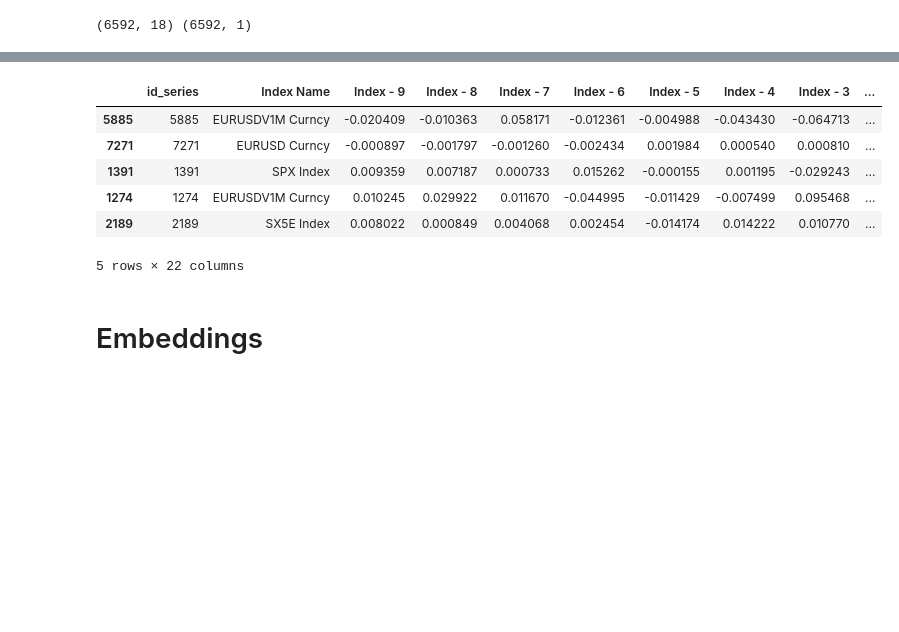
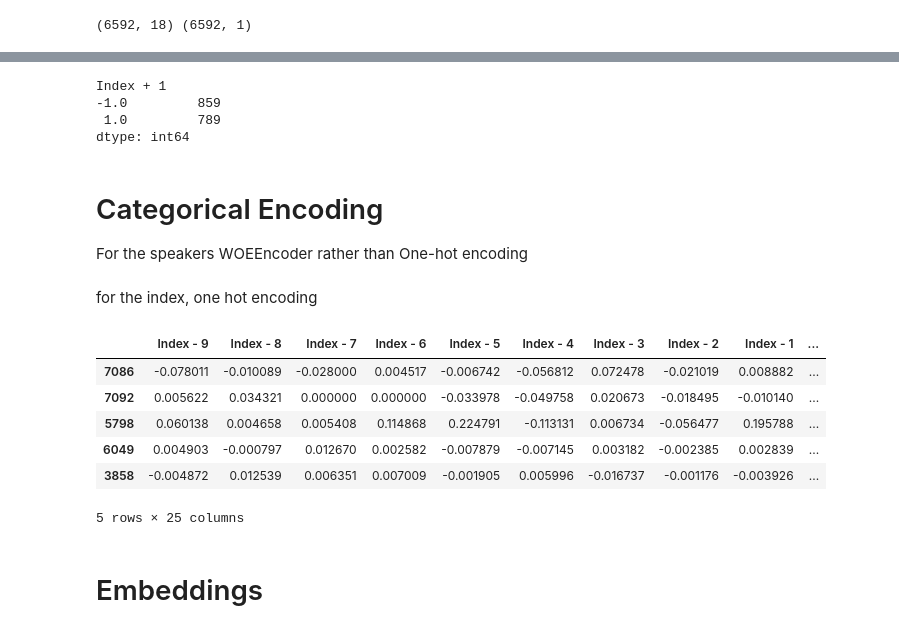
Before and after one commit to vincent-lagarde/Challenge_Natixis_NLP_Finance, a Jupyter notebook: notebooks/data_preprocessing.ipynb, the cells around one changed output, grey strips where cells are left out. Cells and saved outputs as stored; diff of their text form; code cells hidden in the pictures; blank space fills up the shorter version.

```diff
--- a/notebooks/data_preprocessing.ipynb
+++ b/notebooks/data_preprocessing.ipynb
@@ -128 +161,5 @@ plt.show()
+# %%
+threshold = 4000
+df_ecb.text_process = [" ".join(txt.split(" ")[:threshold]) for txt in df_ecb.text_process]
+df_fed.text_process = [" ".join(txt.split(" ")[:threshold]) for txt in df_fed.text_process]
 # %%
@@ -220,7 +457,7 @@ df_train_series.to_csv("./data/train_series_clean_no_0.csv")
 # %%
 # Train test split
 X=df_train_series.loc[:,df_train_series.columns!="Index + 1"]
-y=df_train_series[["Index + 1"]]
+y=np.sign(df_train_series[["Index + 1"]])
 
 X_train, X_test, y_train, y_test = train_test_split(X,y,test_size=.2)
 print(X_train.shape,y_train.shape)
@@ -245,17 +468,41 @@ pyplot.show()
+# %%
+y_test.value_counts()
+# %% [output]
+Index + 1
+-1.0         859
+ 1.0         789
+dtype: int64
+# %% [markdown]
+# Categorical Encoding
+
+For the speakers WOEEncoder rather than One-hot encoding
 # %%
 col_speakers = ["speaker_"+str(i+1) for i in range(4)]
-test_conc = pd.concat([X_train, X_train['list_speakers_ecb'].apply(pd.Series)], axis=1)
-test_conc.rename({i:col for i, col in enumerate(col_speakers)},axis=1,inplace=True)
+
+X_train = pd.concat([X_train, X_train['list_speakers_ecb'].apply(pd.Series)], axis=1)
+X_train.rename({i:col for i, col in enumerate(col_speakers)},axis=1,inplace=True)
+
+X_test = pd.concat([X_test, X_test['list_speakers_ecb'].apply(pd.Series)], axis=1)
+X_test.rename({i:col for i, col in enumerate(col_speakers)},axis=1,inplace=True)
+
 enc = WOEEncoder(cols=col_speakers)
-tr = enc.fit_transform(test_conc, y_t)
-tr.fillna(0,inplace=True)
+X_train = enc.fit_transform(X_train, y_train)
+X_test = enc.transform(X_test)
+
+X_train.fillna(0,inplace=True)
+X_test.fillna(0,inplace=True)
+# %% [markdown]
+for the index, one hot encoding
+# %%
+X_train = pd.get_dummies(X_train, prefix ="",columns=["Index Name"], drop_first=False)
+X_test = pd.get_dummies(X_test, prefix ="",columns=["Index Name"], drop_first=False)
 # %%
-tr.head()
+X_test.head()
 # %% [output]
-|  | id_series | Index Name | Index - 9 | Index - 8 | Index - 7 | Index - 6 | Index - 5 | Index - 4 | Index - 3 | ... |
-| 5885 | 5885 | EURUSDV1M Curncy | -0.020409 | -0.010363 | 0.058171 | -0.012361 | -0.004988 | -0.043430 | -0.064713 | ... |
-| 7271 | 7271 | EURUSD Curncy | -0.000897 | -0.001797 | -0.001260 | -0.002434 | 0.001984 | 0.000540 | 0.000810 | ... |
-| 1391 | 1391 | SPX Index | 0.009359 | 0.007187 | 0.000733 | 0.015262 | -0.000155 | 0.001195 | -0.029243 | ... |
-| 1274 | 1274 | EURUSDV1M Curncy | 0.010245 | 0.029922 | 0.011670 | -0.044995 | -0.011429 | -0.007499 | 0.095468 | ... |
-| 2189 | 2189 | SX5E Index | 0.008022 | 0.000849 | 0.004068 | 0.002454 | -0.014174 | 0.014222 | 0.010770 | ... |
+|  | Index - 9 | Index - 8 | Index - 7 | Index - 6 | Index - 5 | Index - 4 | Index - 3 | Index - 2 | Index - 1 | ... |
+| 7086 | -0.078011 | -0.010089 | -0.028000 | 0.004517 | -0.006742 | -0.056812 | 0.072478 | -0.021019 | 0.008882 | ... |
+| 7092 | 0.005622 | 0.034321 | 0.000000 | 0.000000 | -0.033978 | -0.049758 | 0.020673 | -0.018495 | -0.010140 | ... |
+| 5798 | 0.060138 | 0.004658 | 0.005408 | 0.114868 | 0.224791 | -0.113131 | 0.006734 | -0.056477 | 0.195788 | ... |
+| 6049 | 0.004903 | -0.000797 | 0.012670 | 0.002582 | -0.007879 | -0.007145 | 0.003182 | -0.002385 | 0.002839 | ... |
+| 3858 | -0.004872 | 0.012539 | 0.006351 | 0.007009 | -0.001905 | 0.005996 | -0.016737 | -0.001176 | -0.003926 | ... |
-5 rows × 22 columns
+5 rows × 25 columns
```
Also changed, not shown: parts of 55 cells of this notebook, 7 other files.
